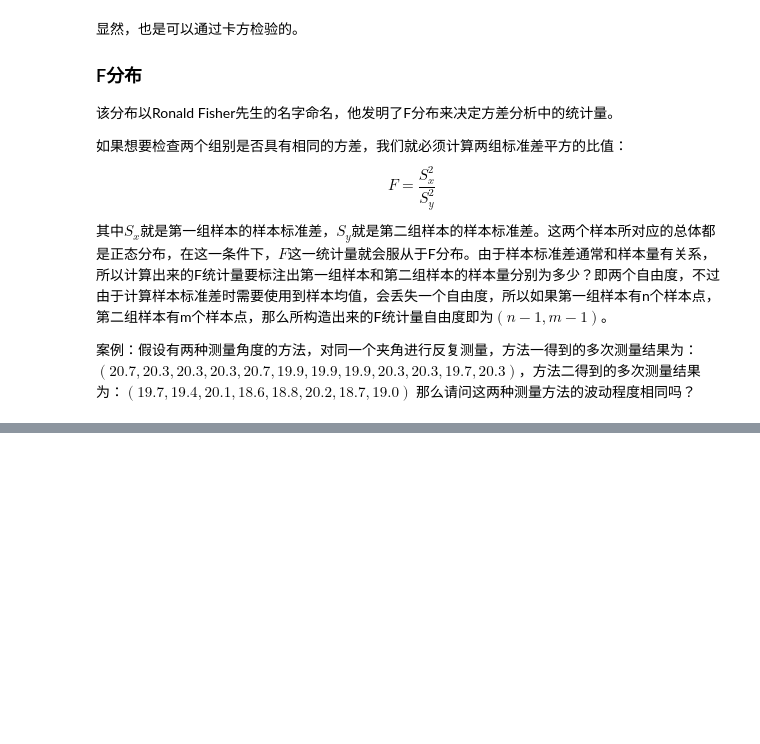
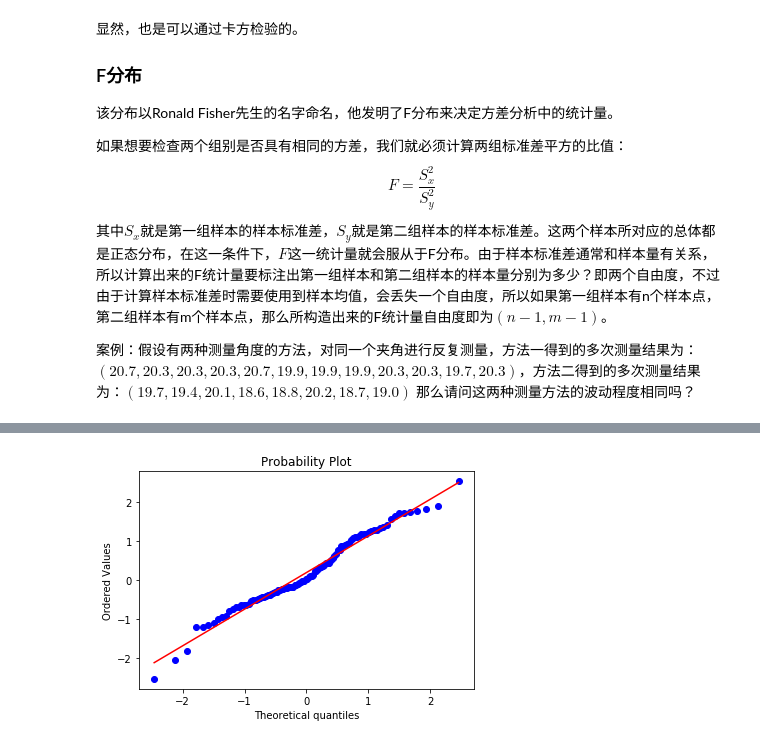
Before and after one commit to xiaojianyang820/TianChi_Learning, a Jupyter notebook: statistics/Untitled.ipynb, the cells around one changed output, grey strips where cells are left out. Cells and saved outputs as stored; diff of their text form; code cells hidden in the pictures; blank space fills up the shorter version.

```diff
--- a/statistics/Untitled.ipynb
+++ b/statistics/Untitled.ipynb
@@ -314,0 +344,9 @@ F统计量观测值在F分布中的分位为：0.022
+# %%
+import matplotlib.pyplot as plt
+# 产生一组服从标准正态分布的样本
+sample_1 = stats.norm.rvs(size=100)
+# 绘制QQ图，dist参数指明参考分布
+stats.probplot(sample_1, dist='norm', plot=plt)
+plt.show()
+# %% [output]
+[figure, added]
```
Also changed, not shown: parts of 11 cells of this notebook.
